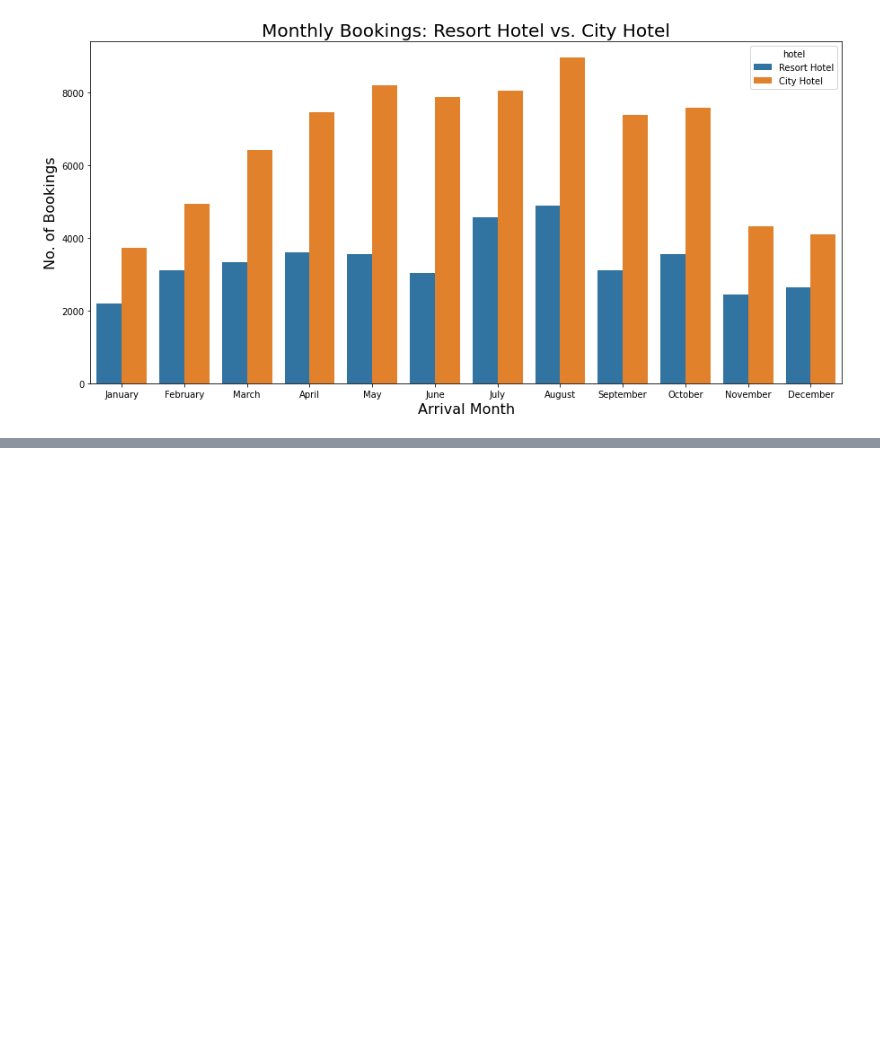
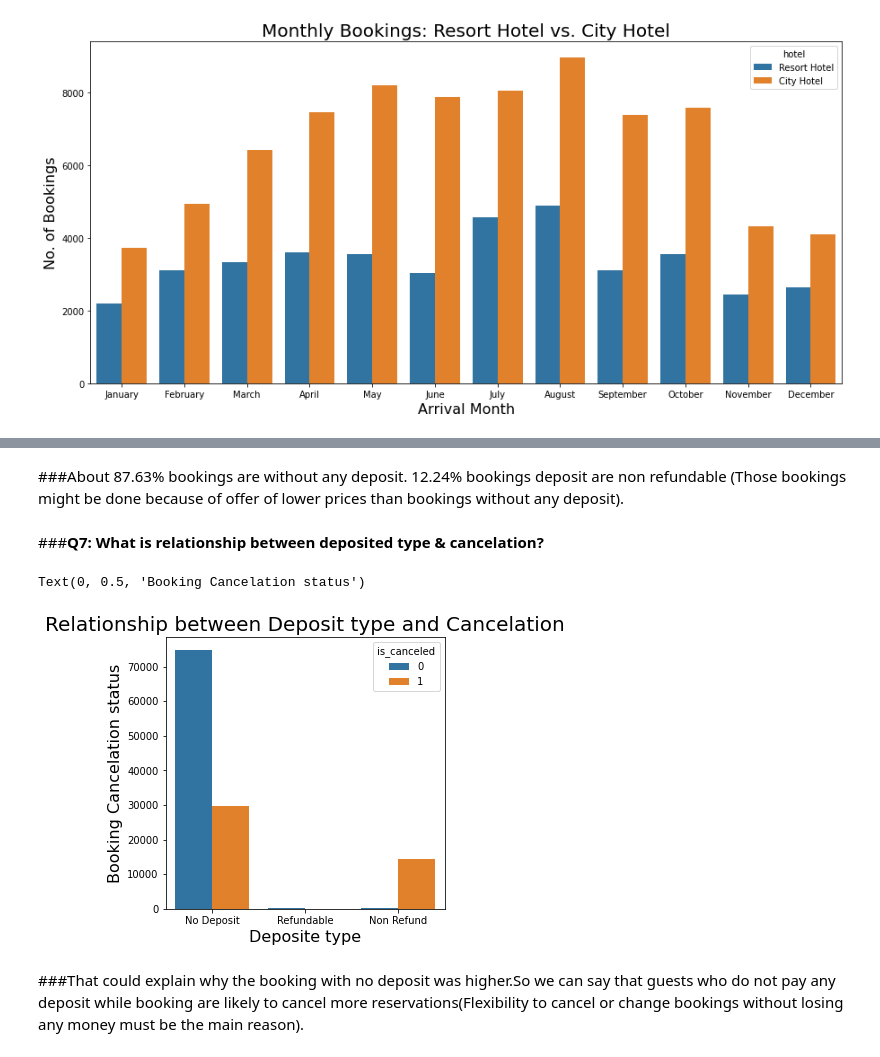
Before and after one commit to YashwantRaul/EDA-of-Hotel-booking, a Jupyter notebook: Hotel_Booking_Analysis_Capstone_Project.ipynb, the cells around one changed output, grey strips where cells are left out. Drawn from its saved outputs; the diff is of its cells as text; code cells hidden in the pictures; blank space fills up the shorter version.

```diff
--- a/Hotel_Booking_Analysis_Capstone_Project.ipynb
+++ b/Hotel_Booking_Analysis_Capstone_Project.ipynb
@@ -214,0 +250,16 @@ The month of August saw the highest number of hotel bookings for both type of ho
+# %% [markdown]
+###About 87.63% bookings are without any deposit. 12.24% bookings deposit are non refundable (Those bookings might be done because of offer of lower prices than bookings without any deposit).
+# %% [markdown]
+###**Q7: What is relationship between deposited type & cancelation?**
+# %%
+# Relationship between Deposit type and Cancelation
+plt.rcParams['figure.figsize']= (5,5)
+sns.countplot(data = df_new, x = 'deposit_type', hue='is_canceled')
+plt.title('Relationship between Deposit type and Cancelation', fontsize=20)
+plt.xlabel('Deposite type', fontsize=16)
+plt.ylabel('Booking Cancelation status', fontsize=16)
+# %% [output]
+Text(0, 0.5, 'Booking Cancelation status')
+[figure, added]
+# %% [markdown]
+###That could explain why the booking with no deposit was higher.So we can say that guests who do not pay any deposit while booking are likely to cancel more reservations(Flexibility to cancel or change bookings without losing any money must be the main reason).
```
Also changed, not shown: parts of 10 cells of this notebook.
